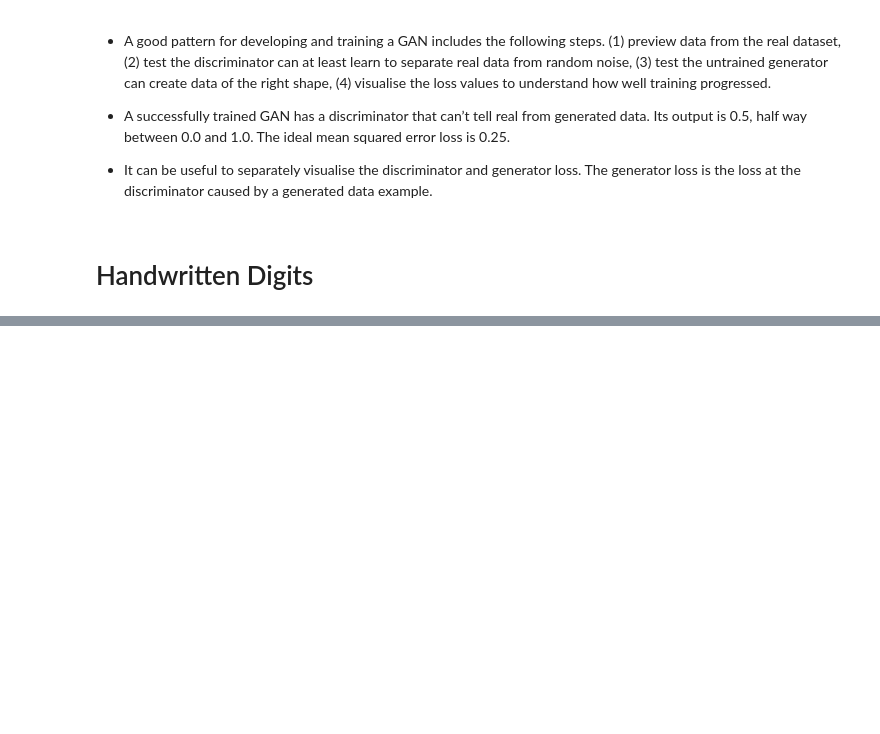
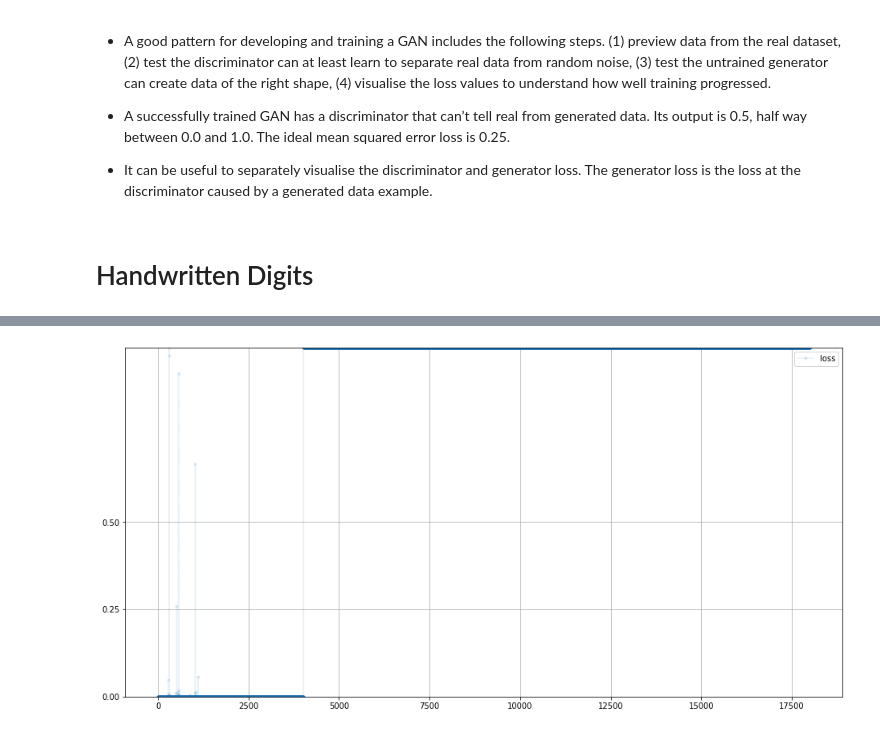
Before and after one commit to shramkoartem/HackerRank, a Jupyter notebook: notebooks/GAN_with_PyTorch.ipynb, the cells around one changed output, grey strips where cells are left out. Saved outputs shown, nothing was run; the diff lists cells and outputs as text; code cells hidden in the pictures; blank space fills up the shorter version.

```diff
--- a/notebooks/GAN_with_PyTorch.ipynb
+++ b/notebooks/GAN_with_PyTorch.ipynb
@@ -872,0 +1085,24 @@ NameError: ignored
+# %%
+G = Generator()
+G = G.to(device)
+
+D = Discriminator()
+D = D.to(device)
+
+criterion = nn.MSELoss()
+
+d_optim = torch.optim.Adam(D.parameters())
+g_optim = torch.optim.Adam(G.parameters())
+
+epochs = 3
+
+params = {
+    "D" : D,
+    "G" : G,
+    "criterion" : criterion,
+    "d_optim" : d_optim,
+    "g_optim" : g_optim,
+    "epochs" : epochs
+}
+# %%
+D, G, d_progress, g_progress = train_generator(**params)
@@ -872,0 +1127,4 @@ NameError: ignored
+# %%
+plot_progress(d_progress)
+# %% [output]
+[figure, added]
```
Also changed, not shown: parts of 25 cells of this notebook.
